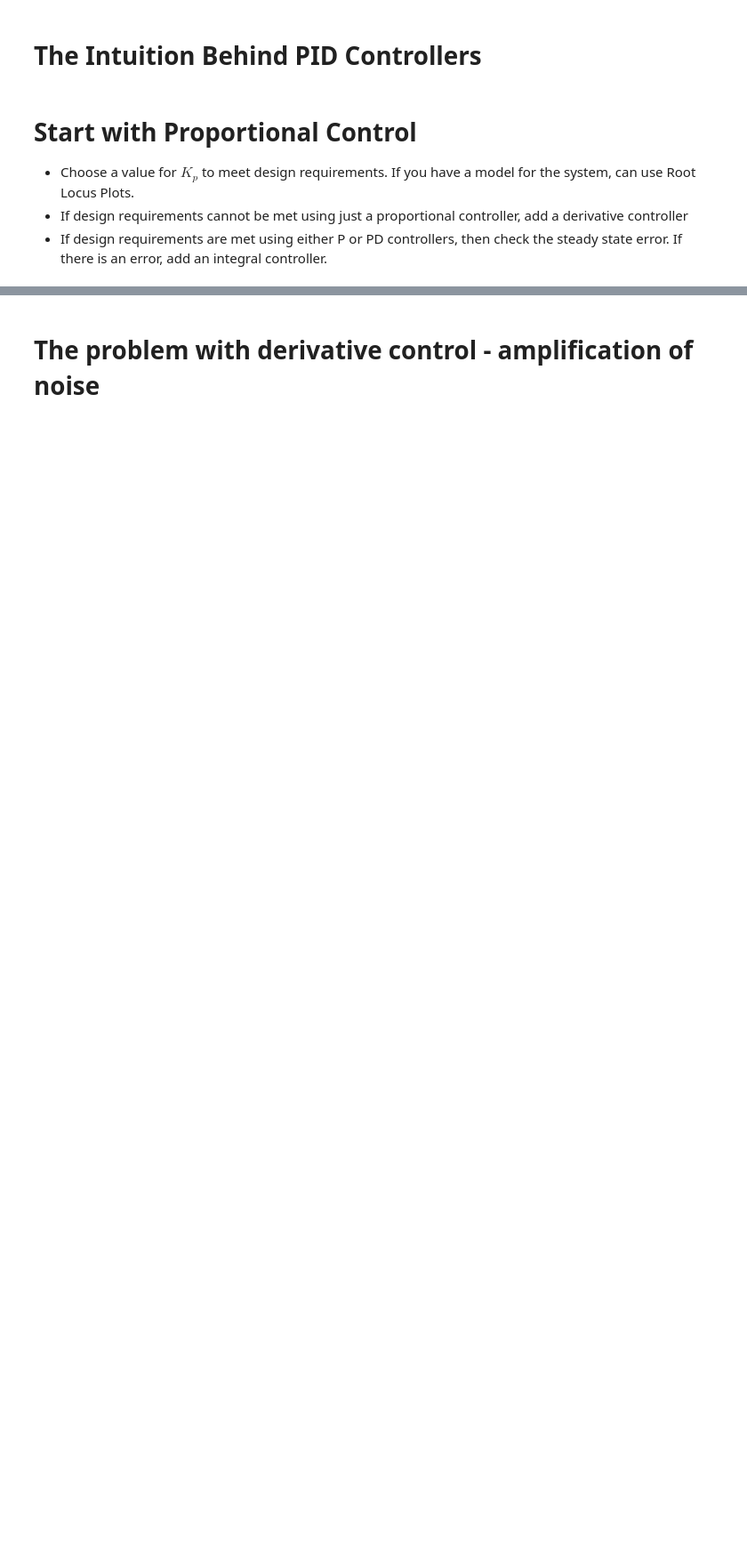
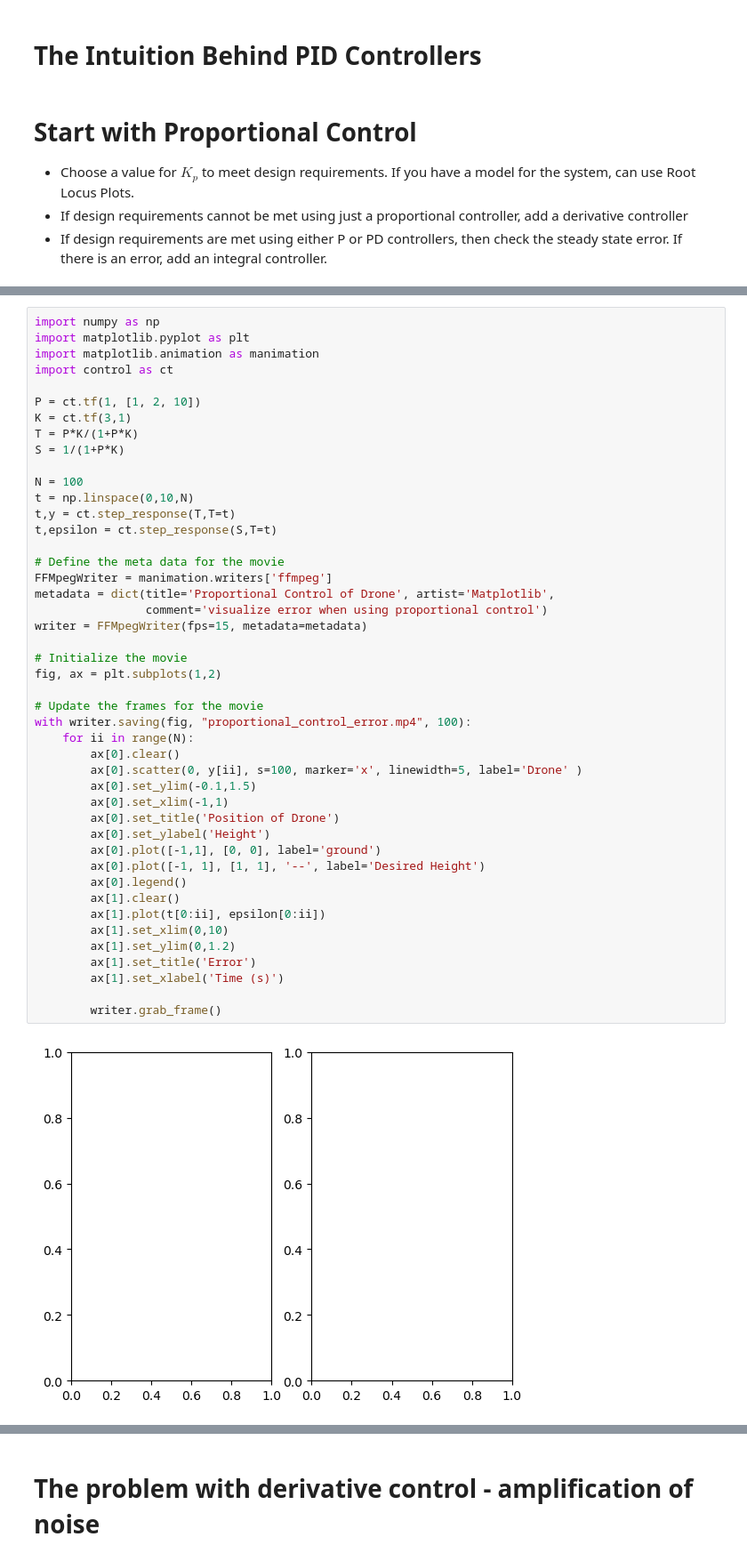
Before and after one commit to arneUofC/Unit-3---PID-control, a Jupyter notebook: Unit 3 - Part 1 - PID control intuition.ipynb, the cells around one changed output, grey strips where cells are left out. Shown at 89% size. Cells and saved outputs as stored; diff of their text form; blank space fills up the shorter version.

```diff
--- a/Unit 3 - Part 1 - PID control intuition.ipynb
+++ b/Unit 3 - Part 1 - PID control intuition.ipynb
@@ -62,0 +46,47 @@ $$
+# %%
+import numpy as np
+import matplotlib.pyplot as plt
+import matplotlib.animation as manimation
+import control as ct
+
+P = ct.tf(1, [1, 2, 10])
+K = ct.tf(3,1)
+T = P*K/(1+P*K)
+S = 1/(1+P*K)
+
+N = 100
+t = np.linspace(0,10,N)
+t,y = ct.step_response(T,T=t)
+t,epsilon = ct.step_response(S,T=t)
+
+# Define the meta data for the movie
+FFMpegWriter = manimation.writers['ffmpeg']
+metadata = dict(title='Proportional Control of Drone', artist='Matplotlib',
+                comment='visualize error when using proportional control')
+writer = FFMpegWriter(fps=15, metadata=metadata)
+
+# Initialize the movie
+fig, ax = plt.subplots(1,2)
+
+# Update the frames for the movie
+with writer.saving(fig, "proportional_control_error.mp4", 100):
+    for ii in range(N):
+        ax[0].clear()
+        ax[0].scatter(0, y[ii], s=100, marker='x', linewidth=5, label='Drone' )
+        ax[0].set_ylim(-0.1,1.5)
+        ax[0].set_xlim(-1,1)
+        ax[0].set_title('Position of Drone')
+        ax[0].set_ylabel('Height')
+        ax[0].plot([-1,1], [0, 0], label='ground')
+        ax[0].plot([-1, 1], [1, 1], '--', label='Desired Height')
+        ax[0].legend()
+        ax[1].clear()
+        ax[1].plot(t[0:ii], epsilon[0:ii])
+        ax[1].set_xlim(0,10)
+        ax[1].set_ylim(0,1.2)
+        ax[1].set_title('Error')
+        ax[1].set_xlabel('Time (s)')
+
+        writer.grab_frame()
+# %% [output]
+[figure, added]
```
Also changed, not shown: parts of 34 cells of this notebook, 15 other files.
